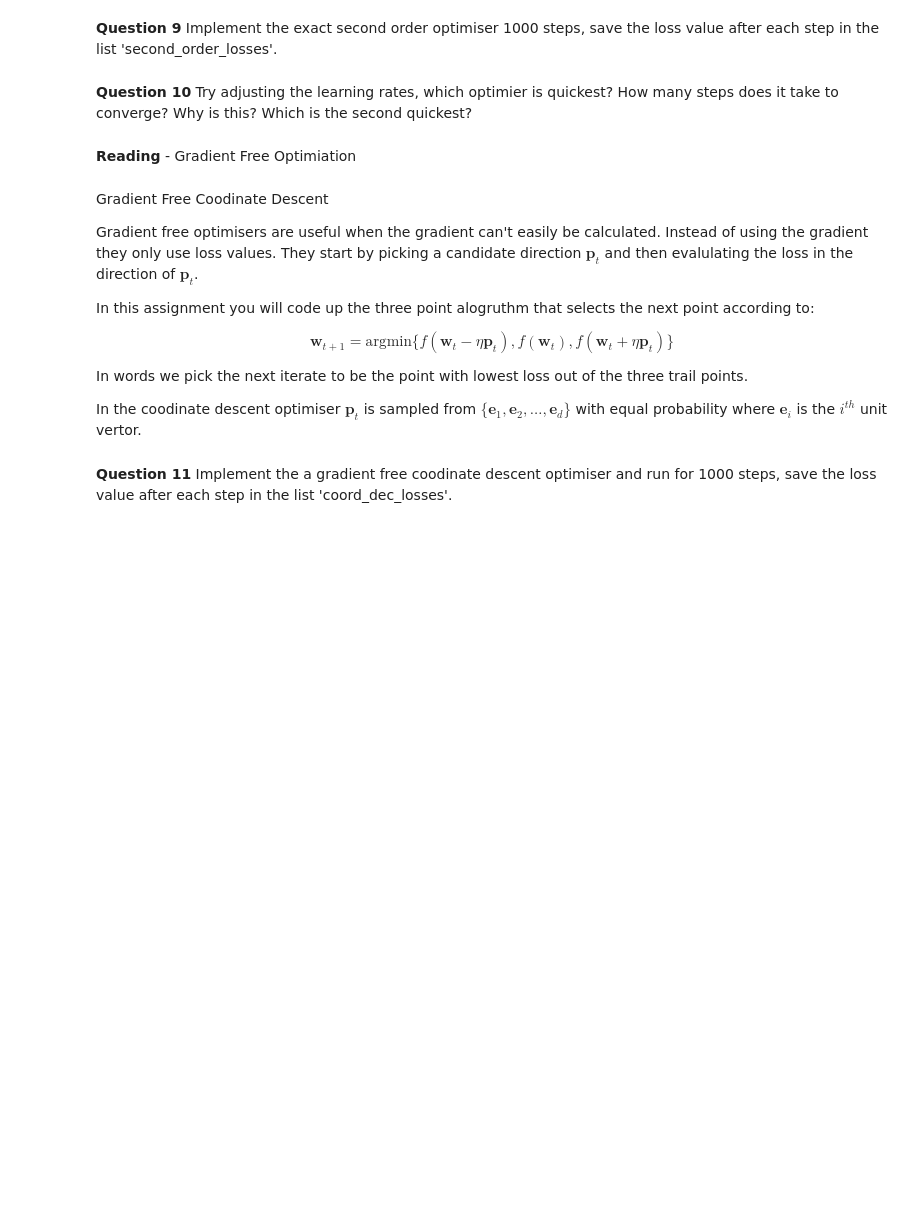
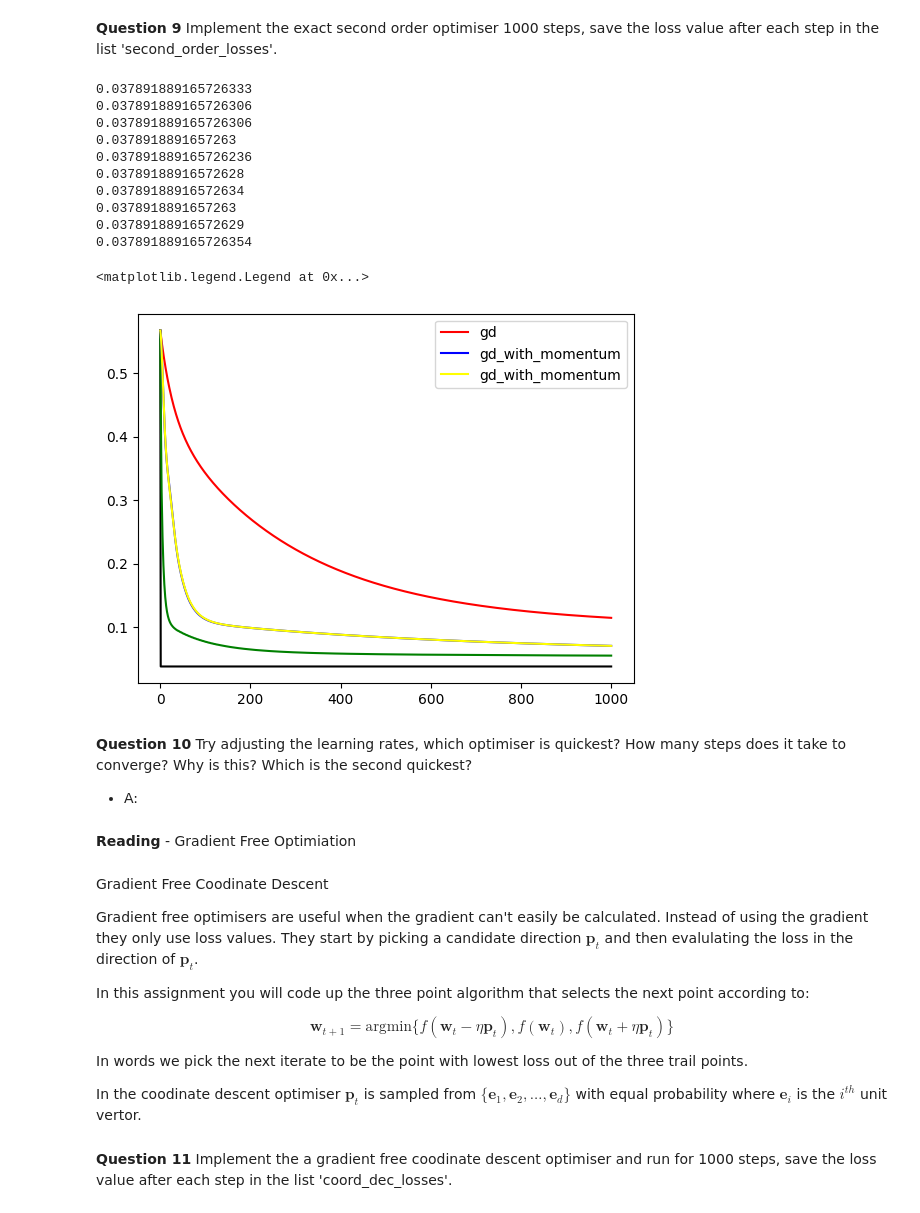
Before and after one commit to fuwentay/AIML-CWM, a Jupyter notebook: Part II - Optimization/ex1_OptimisationRegression.ipynb, the cells around one changed output. Saved outputs shown, nothing was run; the diff lists cells and outputs as text; code cells hidden in the pictures; blank space fills up the shorter version.

```diff
--- a/Part II - Optimization/ex1_OptimisationRegression.ipynb
+++ b/Part II - Optimization/ex1_OptimisationRegression.ipynb
@@ -449,31 +458,52 @@ Where ${H}_f$ is the hessain.
 # %%
 w = np.zeros(M+1)
 
 second_order_losses = []
 second_order_losses.append(MSE_loss(X, y, w))
 
 # ... note here we don't need learning rate
 
 number_of_iteratons = 1000
 
+# Define the Hessian
+h = (2/len(y))*X.T@X
+h_inv = np.linalg.inv(h)
+
 for iter in range(number_of_iteratons):
   # ----------------------------
   # Your code here
-
+  gradient = grad(X, y, w+mu*m)
+  w -= h_inv@gradient
   # ----------------------------
   loss = MSE_loss(X, y, w)
   second_order_losses.append(loss)
   if iter % 100 == 99:
     print(loss)
 
 plt.plot(np.arange(len(second_order_losses)),second_order_losses, 'black')
 plt.plot(np.arange(len(gd_losses)),gd_losses, 'red', label='gd')
 plt.plot(np.arange(len(line_search_losses)),line_search_losses, 'green')
-plt.plot(np.arange(len(gd_with_momenutm_losses)),gd_with_momenutm_losses, 'blue', label='gd_with_momentum')
-plt.plot(np.arange(len(gd_with_nesterov_momenutm)),gd_with_nesterov_momenutm, 'yellow', label='gd_with_momentum')
+plt.plot(np.arange(len(gd_with_momentum_losses)),gd_with_momentum_losses, 'blue', label='gd_with_momentum')
+plt.plot(np.arange(len(gd_with_nesterov_momentum)),gd_with_nesterov_momentum, 'yellow', label='gd_with_momentum')
+plt.legend()
+# %% [output]
+0.037891889165726333
+0.037891889165726306
+0.037891889165726306
+0.0378918891657263
+0.037891889165726236
+0.03789188916572628
+0.03789188916572634
+0.0378918891657263
+0.03789188916572629
+0.037891889165726354
+<matplotlib.legend.Legend at 0x...>
+[figure, added]
 # %% [markdown]
 
-**Question 10** Try adjusting the learning rates, which optimier is quickest? How many steps does it take to converge? Why is this? Which is the second quickest?
+**Question 10** Try adjusting the learning rates, which optimiser is quickest? How many steps does it take to converge? Why is this? Which is the second quickest?
+
+* A:
 # %% [markdown]
 **Reading** - Gradient Free Optimiation
 # %% [markdown]
@@ -482,7 +512,7 @@ Gradient Free Coodinate Descent
 Gradient free optimisers are useful when the gradient can't easily be calculated. Instead of using the gradient they only use loss values. They start by picking a candidate direction $\mathbf{p}_t$ and then evalulating the loss in the direction of $\mathbf{p}_t$.
 
 
-In this assignment you will code up the three point alogruthm that selects the next point according to:
+In this assignment you will code up the three point algorithm that selects the next point according to:
 
 \begin{equation}
 \mathbf{w}_{t+1} = \text{argmin}\{ f(\mathbf{w}_t - \eta \mathbf{p}_t), f(\mathbf{w}_t), f(\mathbf{w}_t + \eta \mathbf{p}_t )\}
```
Also changed, not shown: parts of 6 cells of this notebook.
